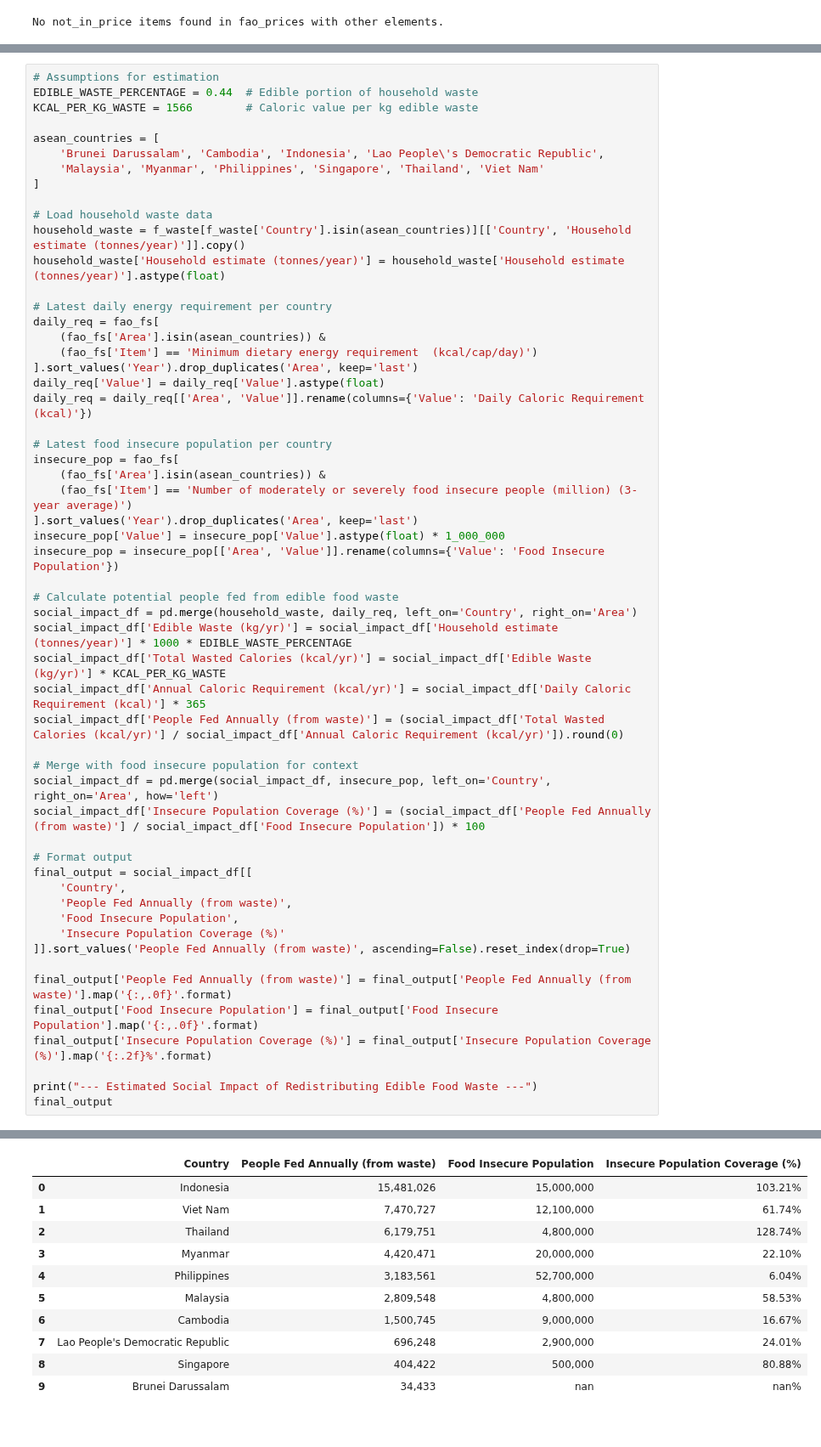
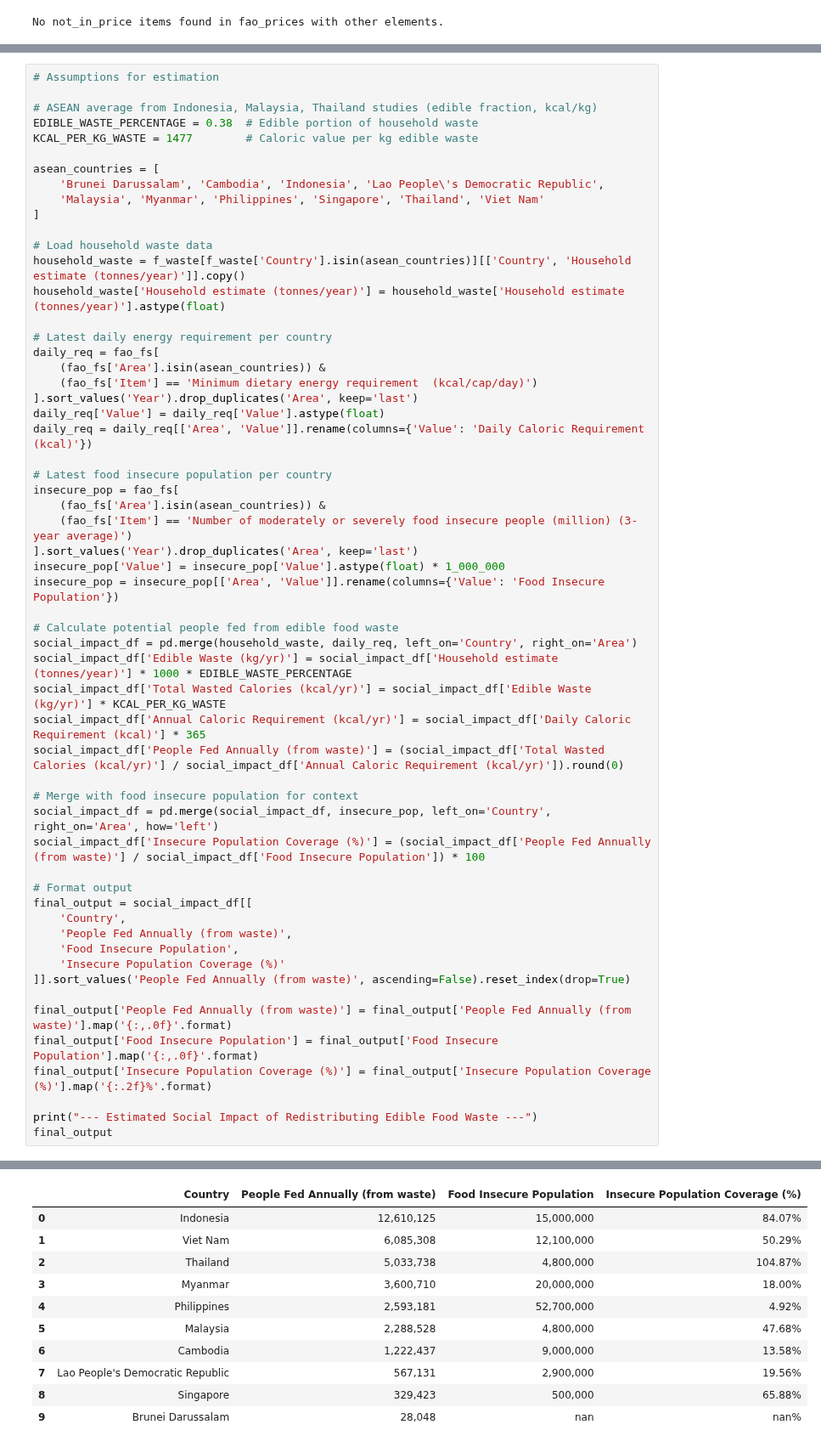
Before and after one commit to Azvier/asean-food-waste-sustainability, a Jupyter notebook: notebooks/data_analysis.ipynb, the cells around one changed output, grey strips where cells are left out. Shown at 85% size. Cells and saved outputs as stored; diff of their text form.

Commit message:
fix(notebooks): update edible waste assumptions and impact estimates

```diff
--- a/notebooks/data_analysis.ipynb
+++ b/notebooks/data_analysis.ipynb
@@ -391,7 +391,9 @@ No not_in_price items found in fao_prices with other elements.
 # %%
 # Assumptions for estimation
-EDIBLE_WASTE_PERCENTAGE = 0.44  # Edible portion of household waste
-KCAL_PER_KG_WASTE = 1566        # Caloric value per kg edible waste
+
+# ASEAN average from Indonesia, Malaysia, Thailand studies (edible fraction, kcal/kg)
+EDIBLE_WASTE_PERCENTAGE = 0.38  # Edible portion of household waste
+KCAL_PER_KG_WASTE = 1477        # Caloric value per kg edible waste
 
 asean_countries = [
     'Brunei Darussalam', 'Cambodia', 'Indonesia', 'Lao People\'s Democratic Republic',
@@ -419,40 +421,40 @@ insecure_pop['Value'] = insecure_pop['Value'].astype(float) * 1_000_000
 insecure_pop = insecure_pop[['Area', 'Value']].rename(columns={'Value': 'Food Insecure Population'})
 
 # Calculate potential people fed from edible food waste
 social_impact_df = pd.merge(household_waste, daily_req, left_on='Country', right_on='Area')
 social_impact_df['Edible Waste (kg/yr)'] = social_impact_df['Household estimate (tonnes/year)'] * 1000 * EDIBLE_WASTE_PERCENTAGE
 social_impact_df['Total Wasted Calories (kcal/yr)'] = social_impact_df['Edible Waste (kg/yr)'] * KCAL_PER_KG_WASTE
 social_impact_df['Annual Caloric Requirement (kcal/yr)'] = social_impact_df['Daily Caloric Requirement (kcal)'] * 365
 social_impact_df['People Fed Annually (from waste)'] = (social_impact_df['Total Wasted Calories (kcal/yr)'] / social_impact_df['Annual Caloric Requirement (kcal/yr)']).round(0)
 
 # Merge with food insecure population for context
 social_impact_df = pd.merge(social_impact_df, insecure_pop, left_on='Country', right_on='Area', how='left')
 social_impact_df['Insecure Population Coverage (%)'] = (social_impact_df['People Fed Annually (from waste)'] / social_impact_df['Food Insecure Population']) * 100
 
 # Format output
 final_output = social_impact_df[[
     'Country',
     'People Fed Annually (from waste)',
     'Food Insecure Population',
     'Insecure Population Coverage (%)'
 ]].sort_values('People Fed Annually (from waste)', ascending=False).reset_index(drop=True)
 
 final_output['People Fed Annually (from waste)'] = final_output['People Fed Annually (from waste)'].map('{:,.0f}'.format)
 final_output['Food Insecure Population'] = final_output['Food Insecure Population'].map('{:,.0f}'.format)
 final_output['Insecure Population Coverage (%)'] = final_output['Insecure Population Coverage (%)'].map('{:.2f}%'.format)
 
 print("--- Estimated Social Impact of Redistributing Edible Food Waste ---")
 final_output
 # %% [output]
 --- Estimated Social Impact of Redistributing Edible Food Waste ---
 |  | Country | People Fed Annually (from waste) | Food Insecure Population | Insecure Population Coverage (%) |
-| 0 | Indonesia | 15,481,026 | 15,000,000 | 103.21% |
-| 1 | Viet Nam | 7,470,727 | 12,100,000 | 61.74% |
-| 2 | Thailand | 6,179,751 | 4,800,000 | 128.74% |
-| 3 | Myanmar | 4,420,471 | 20,000,000 | 22.10% |
-| 4 | Philippines | 3,183,561 | 52,700,000 | 6.04% |
-| 5 | Malaysia | 2,809,548 | 4,800,000 | 58.53% |
-| 6 | Cambodia | 1,500,745 | 9,000,000 | 16.67% |
-| 7 | Lao People's Democratic Republic | 696,248 | 2,900,000 | 24.01% |
-| 8 | Singapore | 404,422 | 500,000 | 80.88% |
-| 9 | Brunei Darussalam | 34,433 | nan | nan% |
+| 0 | Indonesia | 12,610,125 | 15,000,000 | 84.07% |
+| 1 | Viet Nam | 6,085,308 | 12,100,000 | 50.29% |
+| 2 | Thailand | 5,033,738 | 4,800,000 | 104.87% |
+| 3 | Myanmar | 3,600,710 | 20,000,000 | 18.00% |
+| 4 | Philippines | 2,593,181 | 52,700,000 | 4.92% |
+| 5 | Malaysia | 2,288,528 | 4,800,000 | 47.68% |
+| 6 | Cambodia | 1,222,437 | 9,000,000 | 13.58% |
+| 7 | Lao People's Democratic Republic | 567,131 | 2,900,000 | 19.56% |
+| 8 | Singapore | 329,423 | 500,000 | 65.88% |
+| 9 | Brunei Darussalam | 28,048 | nan | nan% |
```
Also changed, not shown: parts of 2 cells of this notebook.
